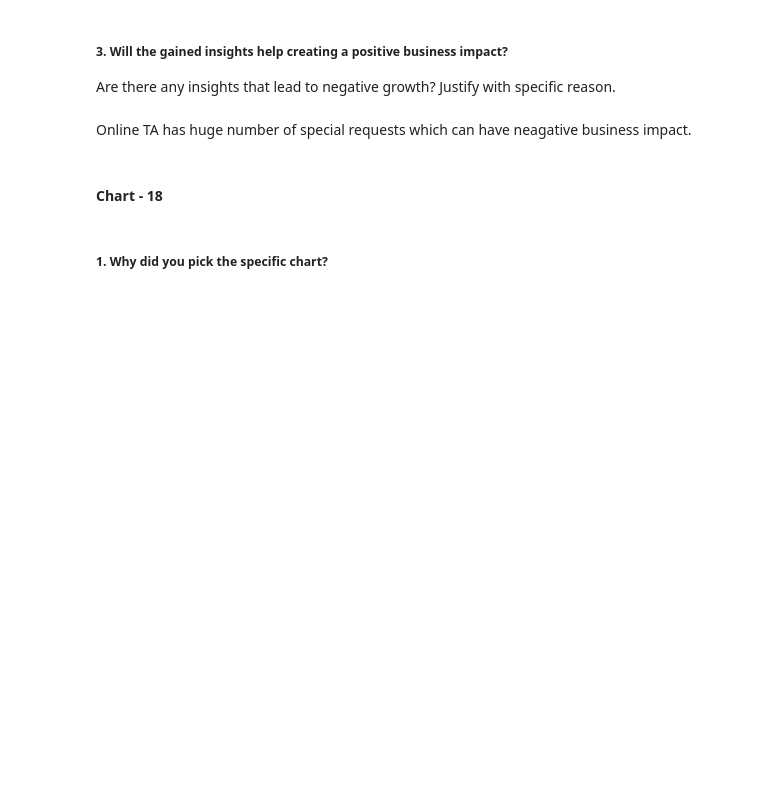
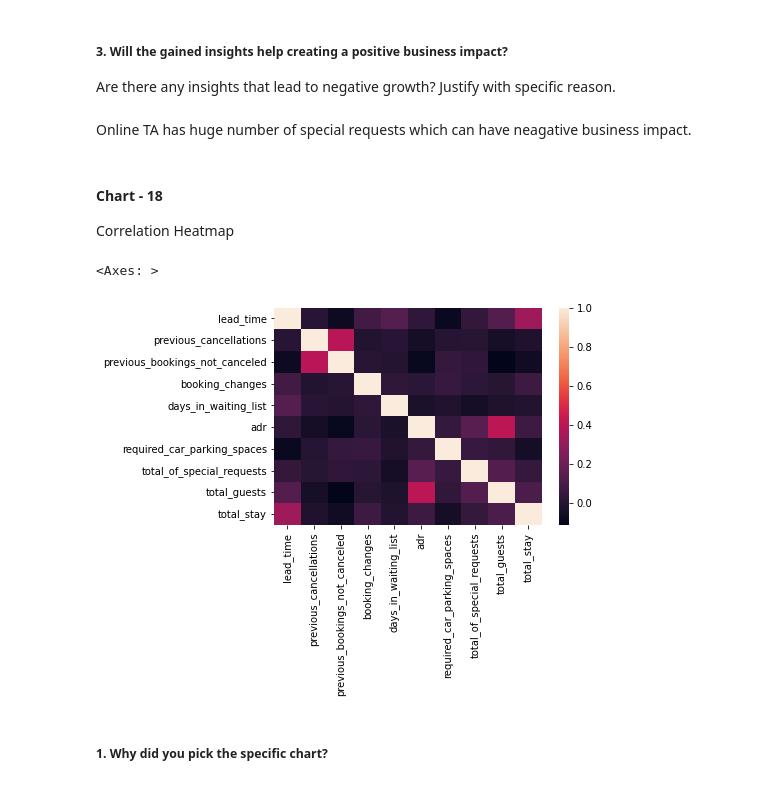
Before and after one commit to abhikr11/EDA_Hotel_Booking_Analysis_Project, a Jupyter notebook: EDA_Hotel_Booking_Analysis_Project.ipynb, the cells around one changed output. Saved outputs shown, nothing was run; the diff lists cells and outputs as text; code cells hidden in the pictures; blank space fills up the shorter version.

```diff
--- a/EDA_Hotel_Booking_Analysis_Project.ipynb
+++ b/EDA_Hotel_Booking_Analysis_Project.ipynb
@@ -1438,3 +1454,4 @@ Are there any insights that lead to negative growth? Justify with specific reaso
 Online TA has huge number of special requests which can have neagative business impact.
 # %% [markdown]
 #### Chart - 18
+Correlation Heatmap
@@ -1443,3 +1458,12 @@ Online TA has huge number of special requests which can have neagative business
+# %%
+df_for_corr = df[['lead_time','previous_cancellations','previous_bookings_not_canceled','booking_changes',
+         'days_in_waiting_list','adr','required_car_parking_spaces','total_of_special_requests','total_guests','total_stay']]
+
+corr_matrix = df_for_corr.corr()
+sns.heatmap(corr_matrix)
+# %% [output]
+<Axes: >
+[figure, added]
 # %% [markdown]
 ##### 1. Why did you pick the specific chart?
 # %% [markdown]
```
Also changed, not shown: parts of 11 cells of this notebook.
